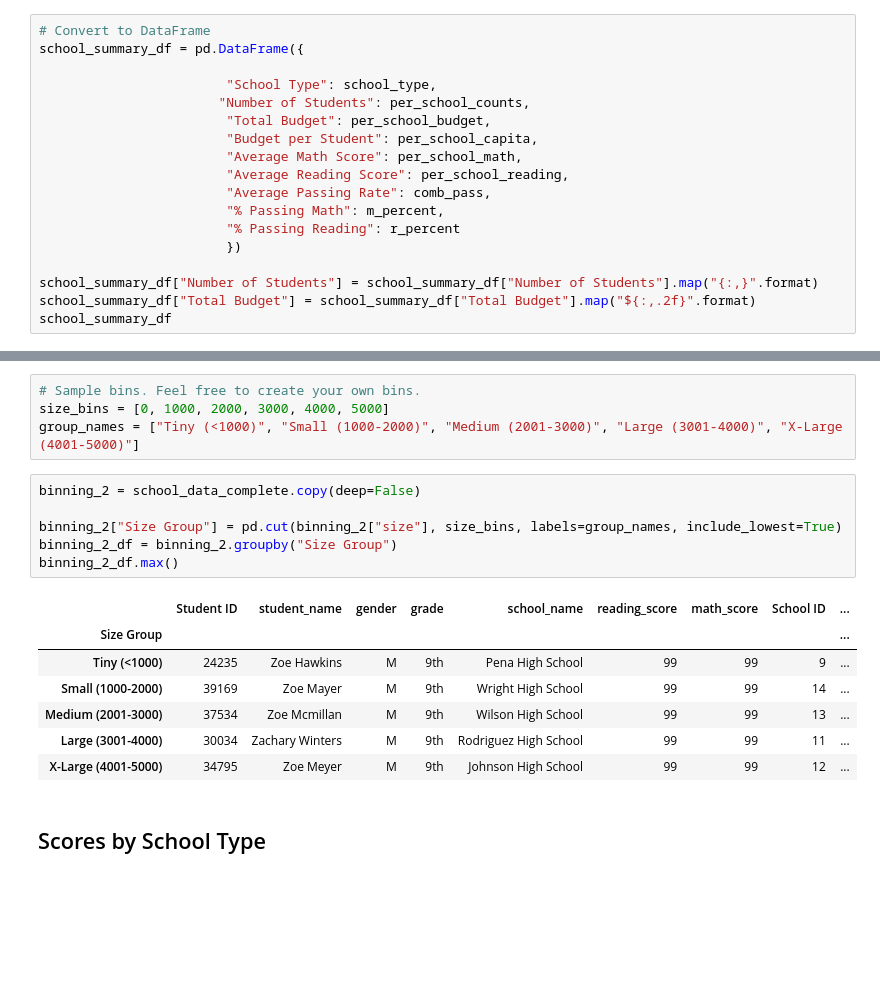
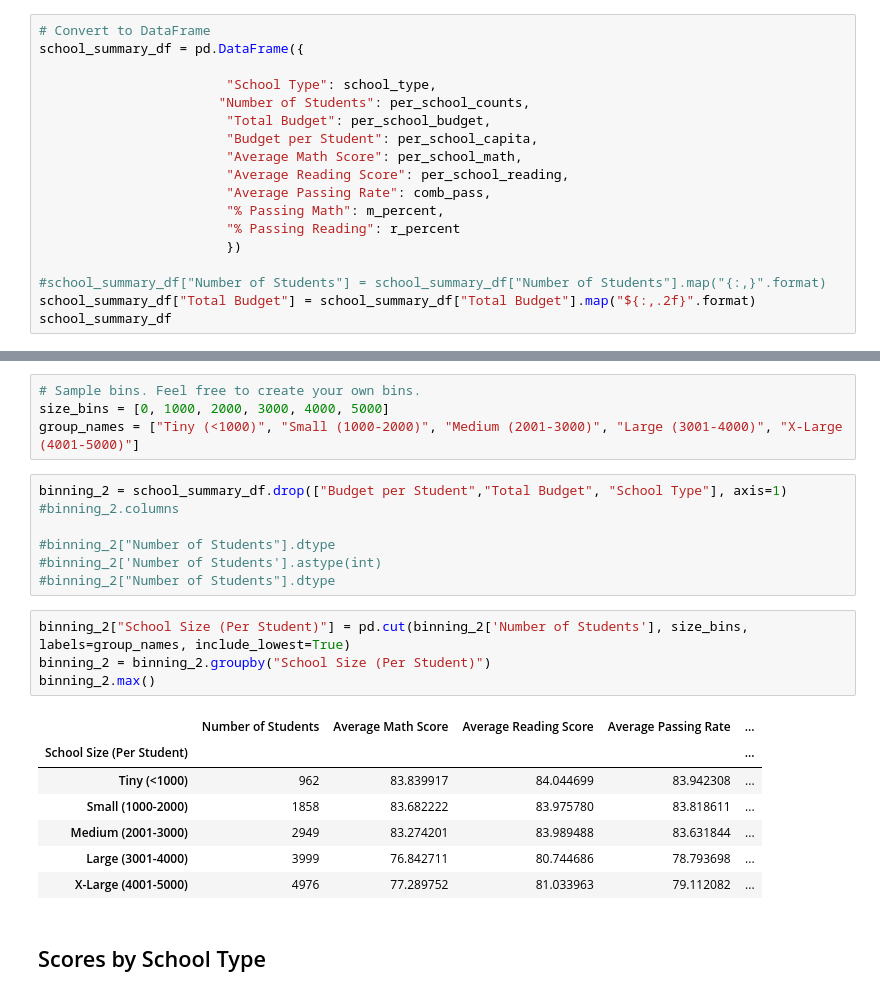
Before and after one commit to cynthiakellogg/pandas-challenge, a Jupyter notebook: PyCitySchools/copy.ipynb, the cells around one changed output, grey strips where cells are left out. Saved outputs shown, nothing was run; the diff lists cells and outputs as text; blank space fills up the shorter version.

Commit message:
updated binning sections

```diff
--- a/PyCitySchools/copy.ipynb
+++ b/PyCitySchools/copy.ipynb
@@ -333,7 +333,7 @@ school_summary_df = pd.DataFrame({
                         "% Passing Reading": r_percent
                         })
 
-school_summary_df["Number of Students"] = school_summary_df["Number of Students"].map("{:,}".format)
+#school_summary_df["Number of Students"] = school_summary_df["Number of Students"].map("{:,}".format)
 school_summary_df["Total Budget"] = school_summary_df["Total Budget"].map("${:,.2f}".format)
 school_summary_df
 # %% [output]
@@ -671,20 +671,25 @@ binning_1.max()
 # Sample bins. Feel free to create your own bins.
 size_bins = [0, 1000, 2000, 3000, 4000, 5000]
 group_names = ["Tiny (<1000)", "Small (1000-2000)", "Medium (2001-3000)", "Large (3001-4000)", "X-Large (4001-5000)"]
+# %%
+binning_2 = school_summary_df.drop(["Budget per Student","Total Budget", "School Type"], axis=1)
+#binning_2.columns
+
+#binning_2["Number of Students"].dtype
+#binning_2['Number of Students'].astype(int)
+#binning_2["Number of Students"].dtype
 # %%
-binning_2 = school_data_complete.copy(deep=False)
-
-binning_2["Size Group"] = pd.cut(binning_2["size"], size_bins, labels=group_names, include_lowest=True)
-binning_2_df = binning_2.groupby("Size Group")
-binning_2_df.max()
+binning_2["School Size (Per Student)"] = pd.cut(binning_2['Number of Students'], size_bins, labels=group_names, include_lowest=True)
+binning_2 = binning_2.groupby("School Size (Per Student)")
+binning_2.max()
 # %% [output]
-|  | Student ID | student_name | gender | grade | school_name | reading_score | math_score | School ID | ... |
-| Size Group |  |  |  |  |  |  |  |  | ... |
-| Tiny (<1000) | 24235 | Zoe Hawkins | M | 9th | Pena High School | 99 | 99 | 9 | ... |
-| Small (1000-2000) | 39169 | Zoe Mayer | M | 9th | Wright High School | 99 | 99 | 14 | ... |
-| Medium (2001-3000) | 37534 | Zoe Mcmillan | M | 9th | Wilson High School | 99 | 99 | 13 | ... |
-| Large (3001-4000) | 30034 | Zachary Winters | M | 9th | Rodriguez High School | 99 | 99 | 11 | ... |
-| X-Large (4001-5000) | 34795 | Zoe Meyer | M | 9th | Johnson High School | 99 | 99 | 12 | ... |
+|  | Number of Students | Average Math Score | Average Reading Score | Average Passing Rate | ... |
+| School Size (Per Student) |  |  |  |  | ... |
+| Tiny (<1000) | 962 | 83.839917 | 84.044699 | 83.942308 | ... |
+| Small (1000-2000) | 1858 | 83.682222 | 83.975780 | 83.818611 | ... |
+| Medium (2001-3000) | 2949 | 83.274201 | 83.989488 | 83.631844 | ... |
+| Large (3001-4000) | 3999 | 76.842711 | 80.744686 | 78.793698 | ... |
+| X-Large (4001-5000) | 4976 | 77.289752 | 81.033963 | 79.112082 | ... |
 # %% [markdown]
 ## Scores by School Type
 # %% [markdown]
```
Also changed, not shown: parts of 6 cells of this notebook.
